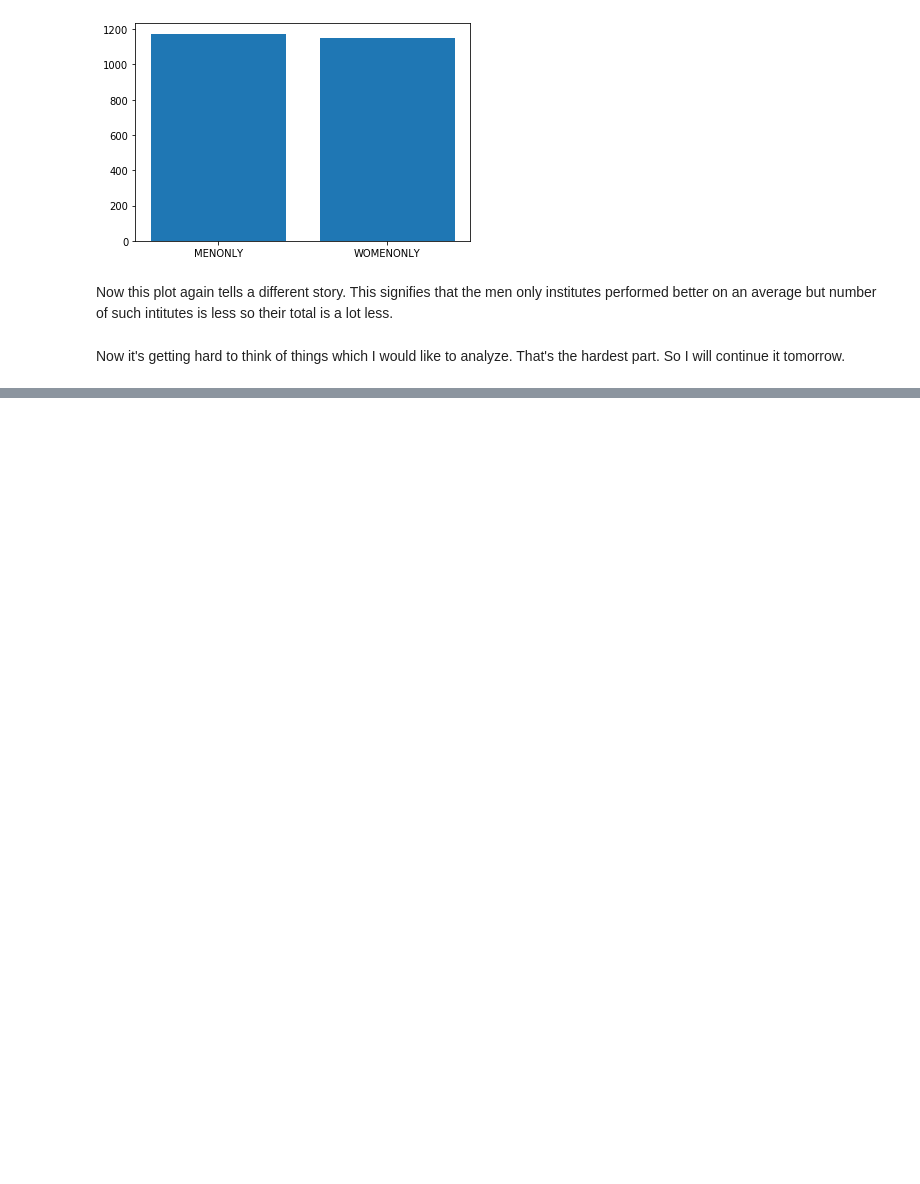
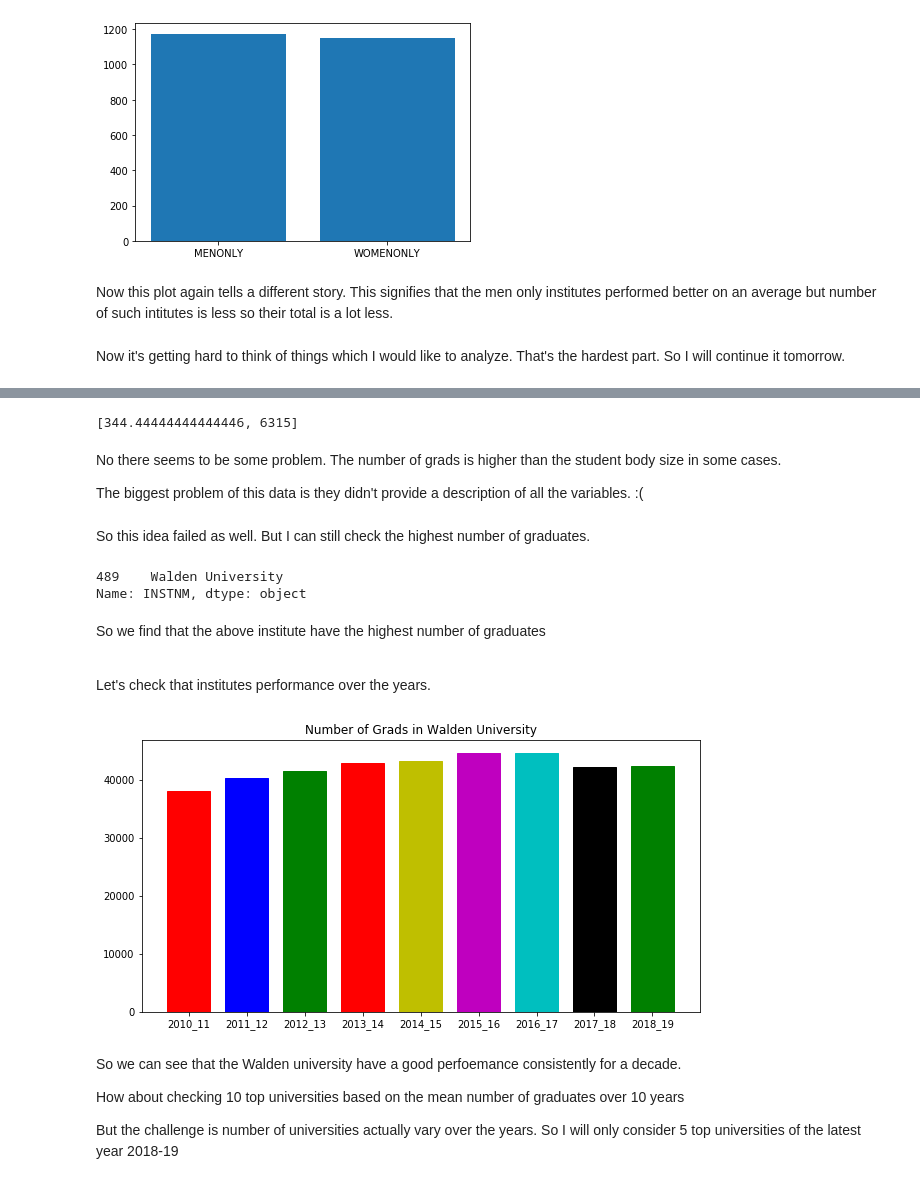
Before and after one commit to pratik-276/Infinite_Stories_with_Data, a Jupyter notebook: College ScoreCard Data/College Scorecard.ipynb, the cells around one changed output, grey strips where cells are left out. Drawn from its saved outputs; the diff is of its cells as text; code cells hidden in the pictures; blank space fills up the shorter version.

```diff
--- a/College ScoreCard Data/College Scorecard.ipynb
+++ b/College ScoreCard Data/College Scorecard.ipynb
@@ -164,0 +199,8 @@ Now it's getting hard to think of things which I would like to analyze. That's t
+# %%
+#lets check percentages
+percent = []
+
+for i in range(df.shape[0]):
+    percent.append((df['GRADS'][i]/df['G12MN'][i])*100)
+
+percent[:10]
@@ -164,0 +220,3 @@ Now it's getting hard to think of things which I would like to analyze. That's t
+# %%
+df.fillna(0.0, inplace=True)
+df[['GRADS','G12MN']].head(10)
@@ -164,0 +235,59 @@ Now it's getting hard to think of things which I would like to analyze. That's t
+# %%
+#lets check percentage again
+percent = []
+
+for i in range(df.shape[0]):
+    if df['G12MN'][i] > 0.0:
+        percent.append([(df['GRADS'][i]/(df['UG12MN'][i]+df['G12MN'][i]))*100, i])
+    else:
+        percent.append([0.0,i])
+
+max(percent)
+# %% [output]
+[344.44444444444446, 6315]
+# %% [markdown]
+No there seems to be some problem. The number of grads is higher than the student body size in some cases.<br/>
+
+The biggest problem of this data is they didn't provide a description of all the variables. :(
+# %% [markdown]
+So this idea failed as well. But I can still check the highest number of graduates.
+# %%
+df[df['GRADS']==df['GRADS'].max()]['INSTNM']
+# %% [output]
+489    Walden University
+Name: INSTNM, dtype: object
+# %% [markdown]
+So we find that the above institute have the highest number of graduates<br/><br/>
+
+Let's check that institutes performance over the years.
+# %%
+num_grads_school = []
+for data in data_list:
+    df = pd.read_csv(data, low_memory=False)
+    num_grads = float(df[df['INSTNM']=='Walden University']['GRADS'])
+    num_grads_school.append(num_grads)
+
+#lets make a list for the mapping as well
+x = ['20{}_{}'.format(i,i+1) for i in range(10,19)]
+# %%
+fig = plt.figure(figsize=(10,5))
+barlist = plt.bar(x,num_grads_school, 0.75)
+barlist[0].set_color('r')
+barlist[1].set_color('b')
+barlist[2].set_color('g')
+barlist[3].set_color('r')
+barlist[4].set_color('y')
+barlist[5].set_color('m')
+barlist[6].set_color('c')
+barlist[7].set_color('k')
+barlist[8].set_color('g')
+plt.title("Number of Grads in Walden University")
+plt.show()
+# %% [output]
+[figure, added]
+# %% [markdown]
+So we can see that the Walden university have a good perfoemance consistently for a decade.<br/>
+
+How about checking 10 top universities based on the mean number of graduates over 10 years<br/>
+
+But the challenge is number of universities actually vary over the years. So I will only consider 5 top universities of the latest year 2018-19
```
Also changed, not shown: parts of 15 cells of this notebook.
